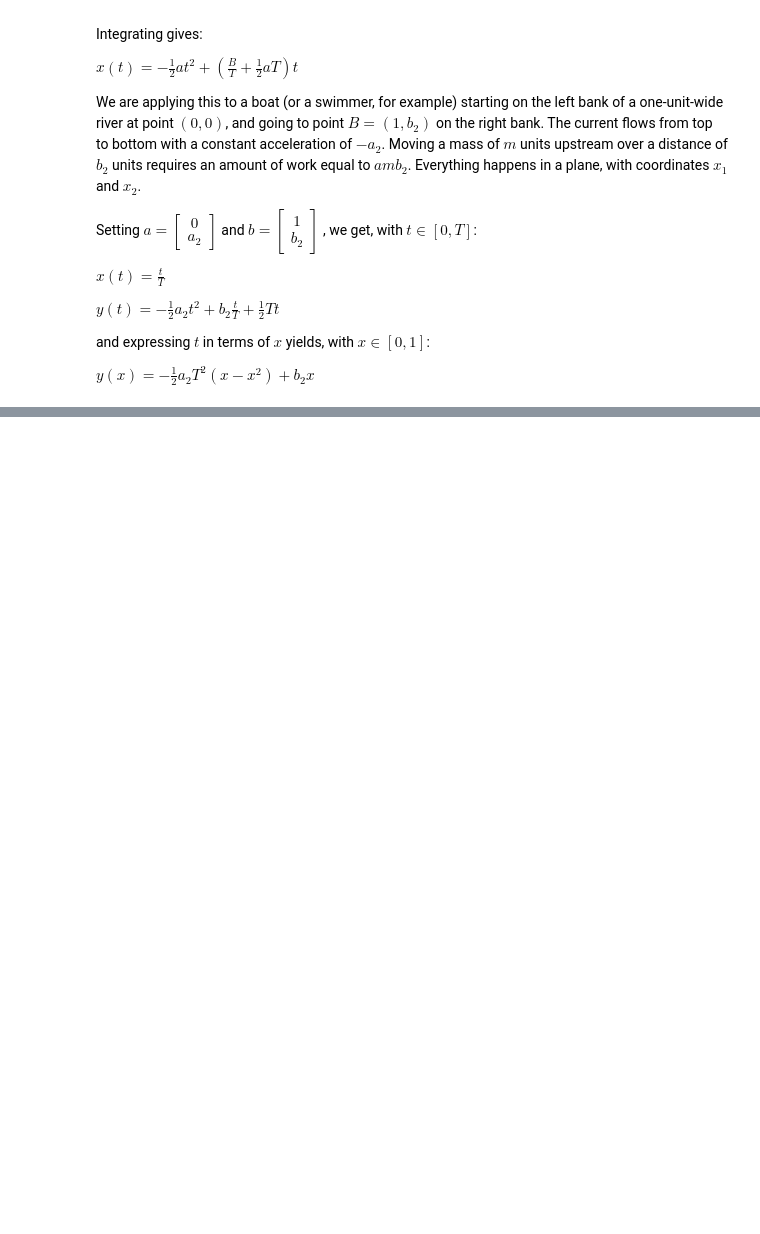
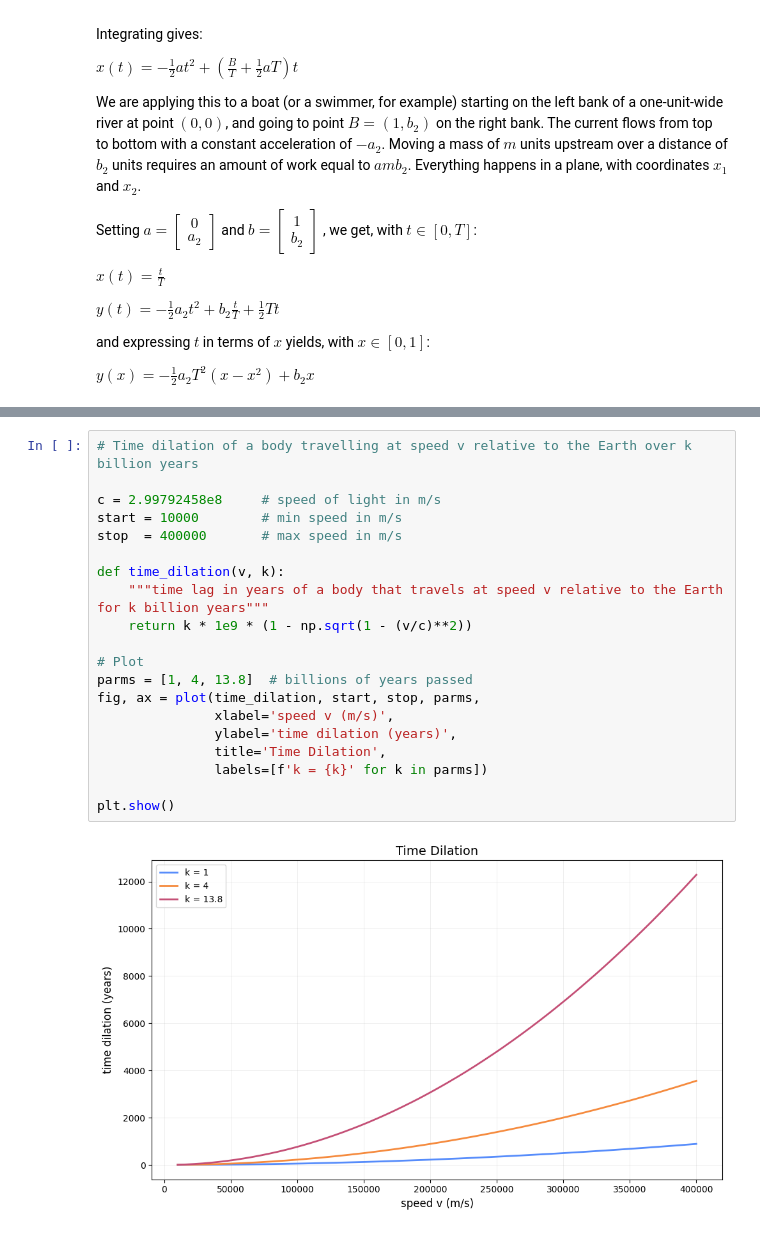
Before and after one commit to johsieders/essays, a Jupyter notebook: helpers/plotting.ipynb, the cells around one changed output, grey strips where cells are left out. Saved outputs shown, nothing was run; the diff lists cells and outputs as text; blank space fills up the shorter version.

Commit message:
plotting: fix time dilation cell (np.sqrt on arrays, units, labels)
Co-Authored-By: Claude Opus 5.5 (1M context) <noreply@anthropic.com>

```diff
--- a/helpers/plotting.ipynb
+++ b/helpers/plotting.ipynb
@@ -143,3 +139,25 @@ plt.show()
+# %%
+# Time dilation of a body travelling at speed v relative to the Earth over k billion years
+
+c = 2.99792458e8     # speed of light in m/s
+start = 10000        # min speed in m/s
+stop  = 400000       # max speed in m/s
+
+def time_dilation(v, k):
+    """time lag in years of a body that travels at speed v relative to the Earth for k billion years"""
+    return k * 1e9 * (1 - np.sqrt(1 - (v/c)**2))
+
+# Plot
+parms = [1, 4, 13.8]  # billions of years passed
+fig, ax = plot(time_dilation, start, stop, parms,
+               xlabel='speed v (m/s)',
+               ylabel='time dilation (years)',
+               title='Time Dilation',
+               labels=[f'k = {k}' for k in parms])
+
+plt.show()
+# %% [output]
+[figure, added]
 # %%
 def parabola(t, a):
     """Position with constant acceleration"""
```
Also changed, not shown: parts of 3 cells of this notebook.
